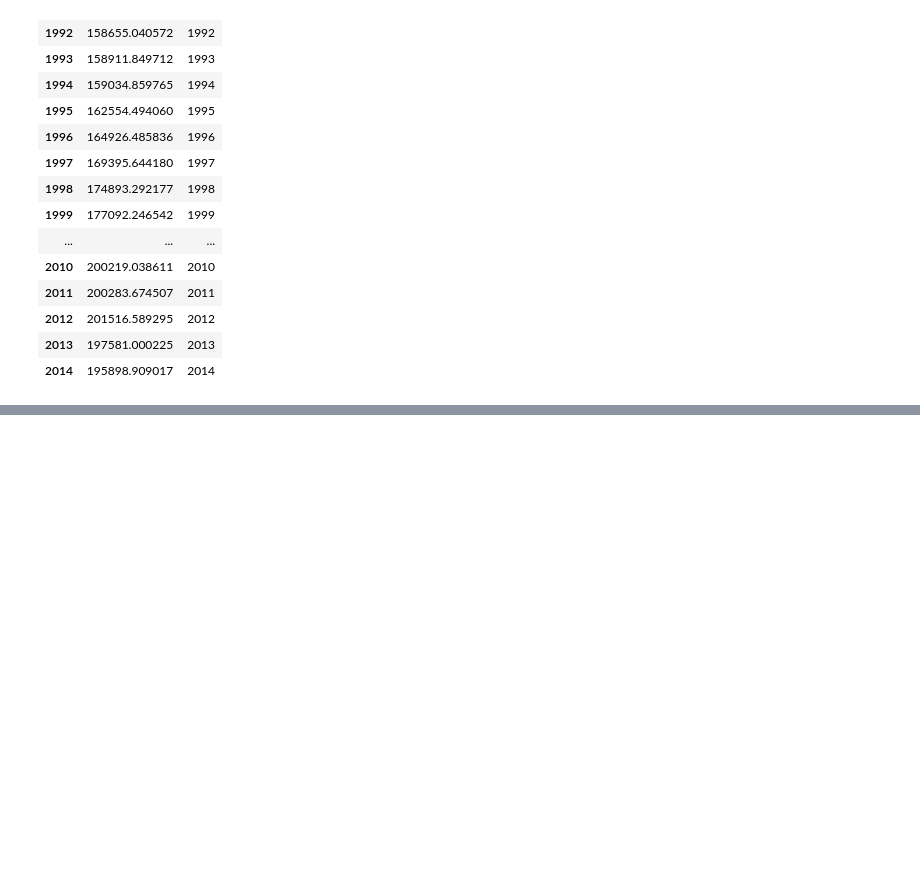
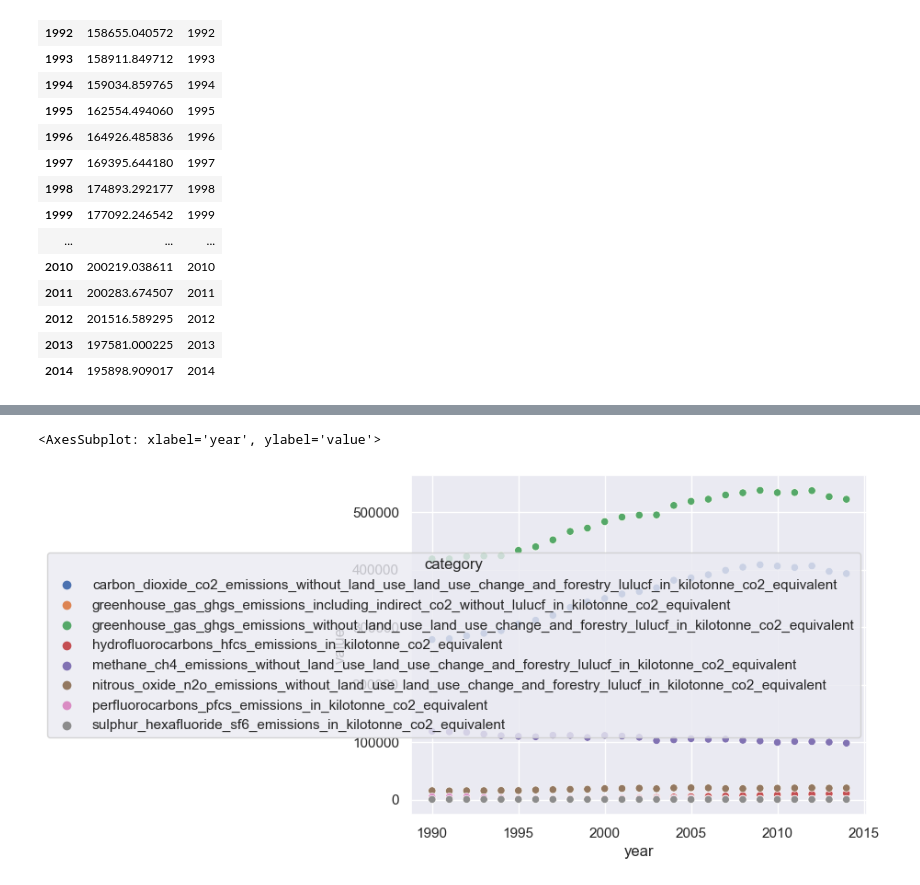
Before and after one commit to Thomas-Nguyen12/Weather_website, a Jupyter notebook: forecast.ipynb, the cells around one changed output, grey strips where cells are left out. Drawn from its saved outputs; the diff is of its cells as text; code cells hidden in the pictures; blank space fills up the shorter version.

```diff
--- a/forecast.ipynb
+++ b/forecast.ipynb
@@ -312,0 +357,8 @@ plt.scatter(australia.year, australia.value)
+# %%
+Australia = df[df.country_or_area == "Australia"]
+
+import seaborn as sns
+sns.scatterplot(x="year", y="value", data=Australia, hue="category")
+# %% [output]
+<AxesSubplot: xlabel='year', ylabel='value'>
+[figure, added]
```
Also changed, not shown: parts of 13 cells of this notebook, 38 other files.
